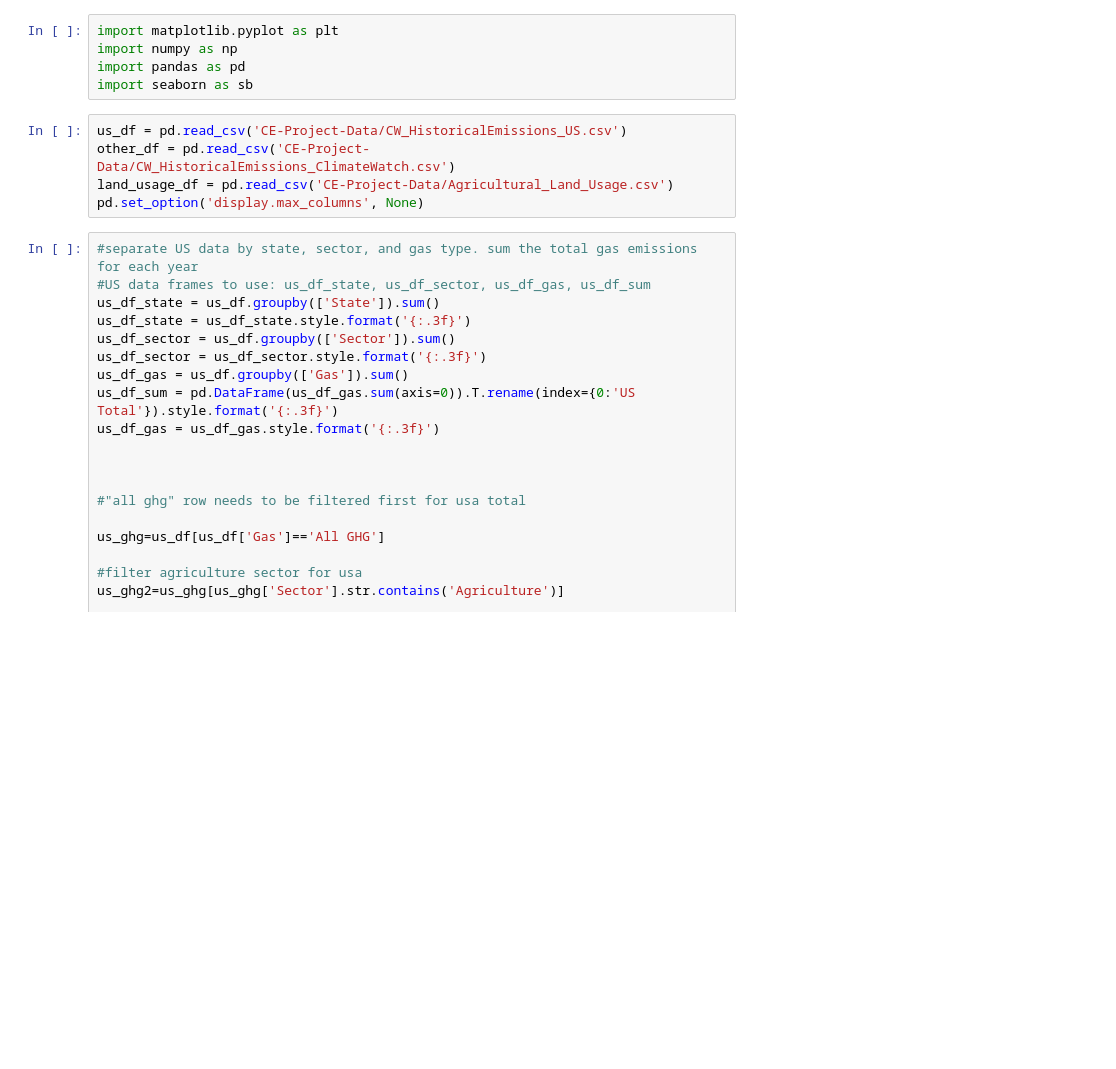
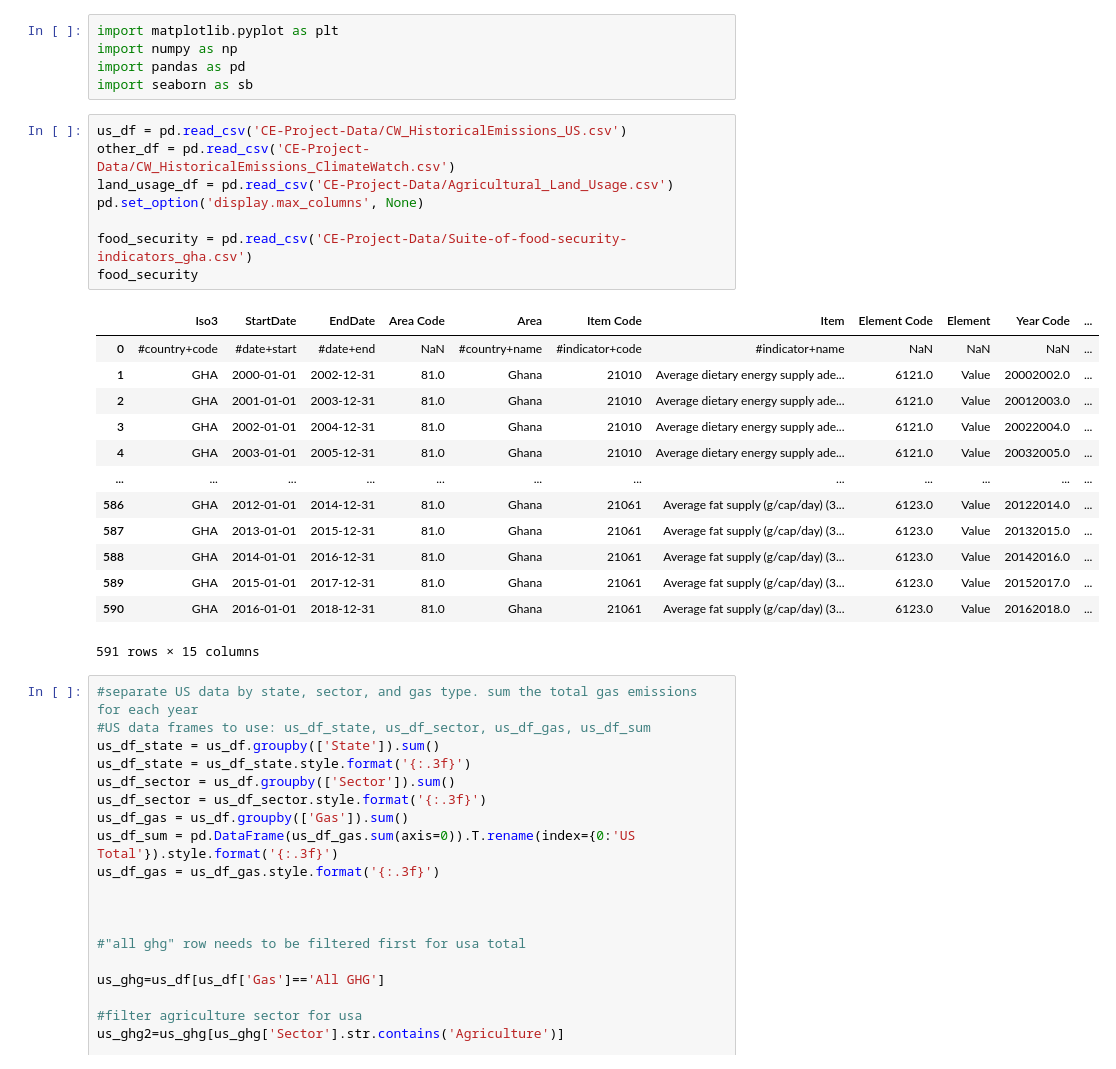
Before and after one commit to Dkconway4/Carbon-Emissions-Project, a Jupyter notebook: Project1_Carbon_Emissions-Copy1.ipynb, the cells around one changed output. Drawn from its saved outputs; the diff is of its cells as text; blank space fills up the shorter version.

Commit message:
add food security data

```diff
--- a/Project1_Carbon_Emissions-Copy1.ipynb
+++ b/Project1_Carbon_Emissions-Copy1.ipynb
@@ -6,8 +6,25 @@ import seaborn as sb
 # %%
 us_df = pd.read_csv('CE-Project-Data/CW_HistoricalEmissions_US.csv')
 other_df = pd.read_csv('CE-Project-Data/CW_HistoricalEmissions_ClimateWatch.csv')
 land_usage_df = pd.read_csv('CE-Project-Data/Agricultural_Land_Usage.csv')
 pd.set_option('display.max_columns', None)
+
+food_security = pd.read_csv('CE-Project-Data/Suite-of-food-security-indicators_gha.csv')
+food_security
+# %% [output]
+|  | Iso3 | StartDate | EndDate | Area Code | Area | Item Code | Item | Element Code | Element | Year Code | ... |
+| 0 | #country+code | #date+start | #date+end | NaN | #country+name | #indicator+code | #indicator+name | NaN | NaN | NaN | ... |
+| 1 | GHA | 2000-01-01 | 2002-12-31 | 81.0 | Ghana | 21010 | Average dietary energy supply ade... | 6121.0 | Value | 20002002.0 | ... |
+| 2 | GHA | 2001-01-01 | 2003-12-31 | 81.0 | Ghana | 21010 | Average dietary energy supply ade... | 6121.0 | Value | 20012003.0 | ... |
+| 3 | GHA | 2002-01-01 | 2004-12-31 | 81.0 | Ghana | 21010 | Average dietary energy supply ade... | 6121.0 | Value | 20022004.0 | ... |
+| 4 | GHA | 2003-01-01 | 2005-12-31 | 81.0 | Ghana | 21010 | Average dietary energy supply ade... | 6121.0 | Value | 20032005.0 | ... |
+| ... | ... | ... | ... | ... | ... | ... | ... | ... | ... | ... | ... |
+| 586 | GHA | 2012-01-01 | 2014-12-31 | 81.0 | Ghana | 21061 | Average fat supply (g/cap/day) (3... | 6123.0 | Value | 20122014.0 | ... |
+| 587 | GHA | 2013-01-01 | 2015-12-31 | 81.0 | Ghana | 21061 | Average fat supply (g/cap/day) (3... | 6123.0 | Value | 20132015.0 | ... |
+| 588 | GHA | 2014-01-01 | 2016-12-31 | 81.0 | Ghana | 21061 | Average fat supply (g/cap/day) (3... | 6123.0 | Value | 20142016.0 | ... |
+| 589 | GHA | 2015-01-01 | 2017-12-31 | 81.0 | Ghana | 21061 | Average fat supply (g/cap/day) (3... | 6123.0 | Value | 20152017.0 | ... |
+| 590 | GHA | 2016-01-01 | 2018-12-31 | 81.0 | Ghana | 21061 | Average fat supply (g/cap/day) (3... | 6123.0 | Value | 20162018.0 | ... |
+591 rows × 15 columns
 # %%
 #separate US data by state, sector, and gas type. sum the total gas emissions for each year
 #US data frames to use: us_df_state, us_df_sector, us_df_gas, us_df_sum
```
Also changed, not shown: parts of 2 cells of this notebook, 5 other files.
